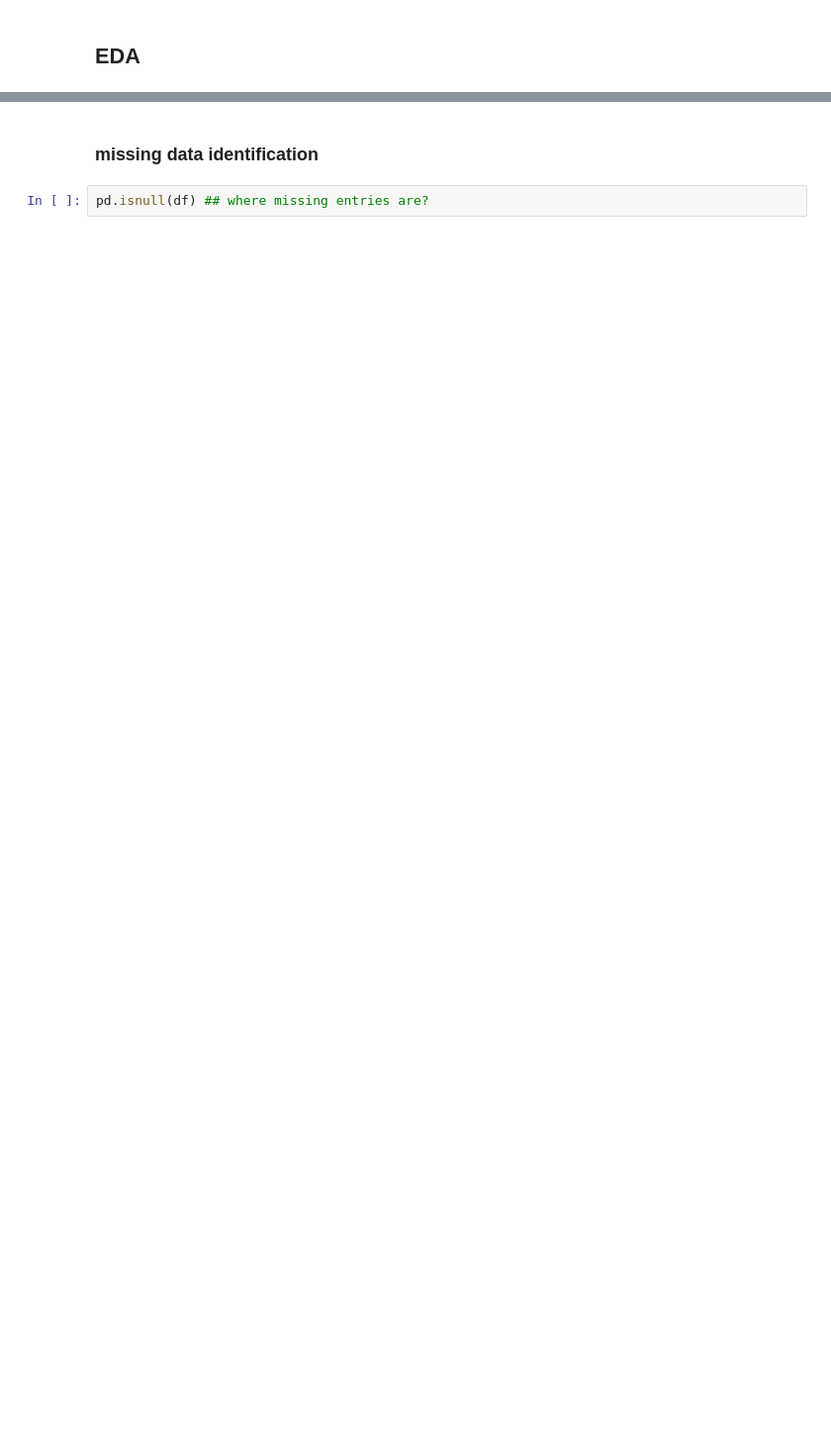
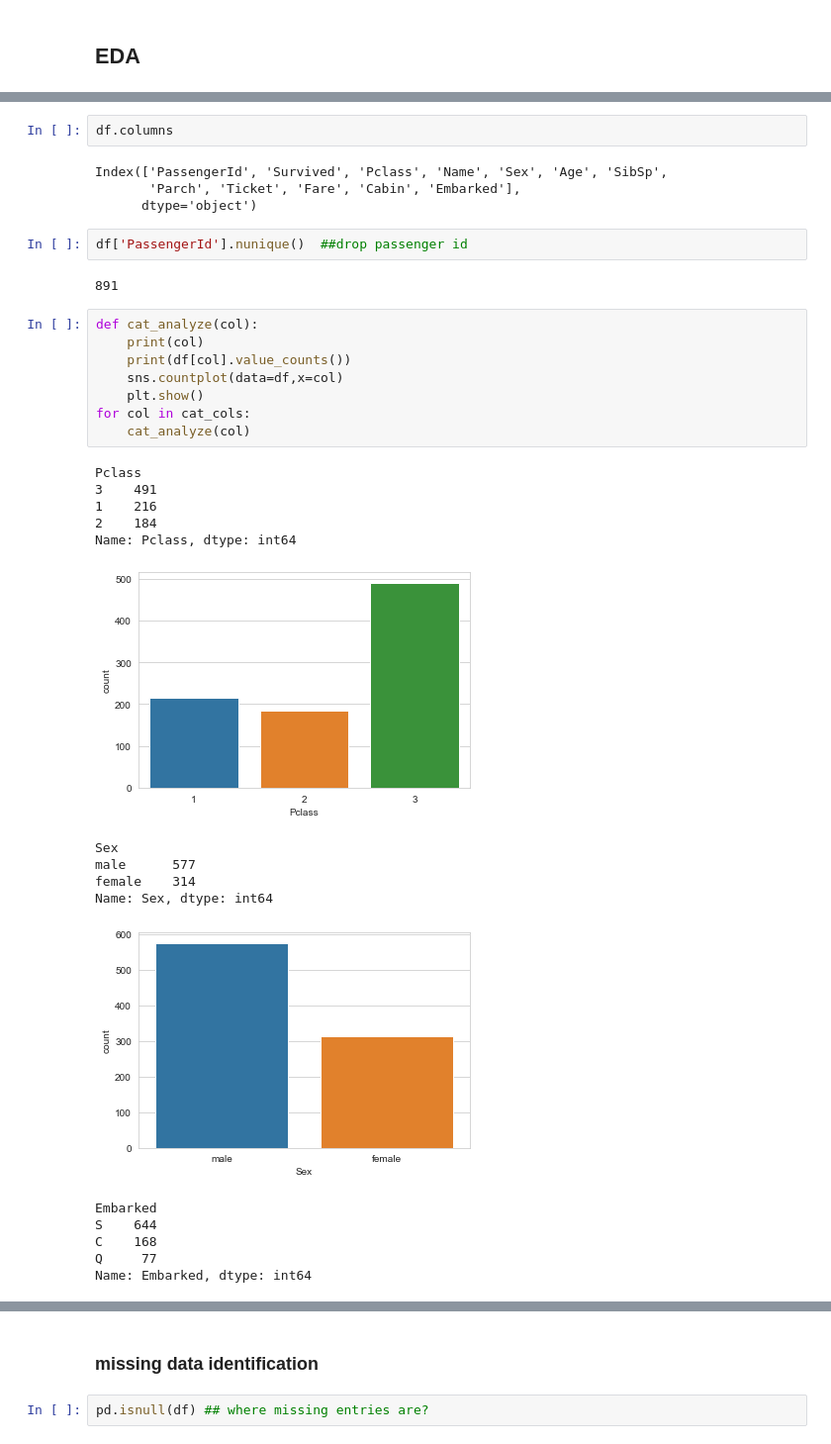
Before and after one commit to Palakkanwar/ML-TRAINING_CS, a Jupyter notebook: day21_logistic_reg.ipynb, the cells around one changed output, grey strips where cells are left out. Shown at 99% size. Saved outputs shown, nothing was run; the diff lists cells and outputs as text; blank space fills up the shorter version.

```diff
--- a/day21_logistic_reg.ipynb
+++ b/day21_logistic_reg.ipynb
@@ -59,0 +65,35 @@ df.describe(include='all')
+# %%
+df.columns
+# %% [output]
+Index(['PassengerId', 'Survived', 'Pclass', 'Name', 'Sex', 'Age', 'SibSp',
+       'Parch', 'Ticket', 'Fare', 'Cabin', 'Embarked'],
+      dtype='object')
+# %%
+df['PassengerId'].nunique()  ##drop passenger id
+# %% [output]
+891
+# %%
+def cat_analyze(col):
+    print(col)
+    print(df[col].value_counts())
+    sns.countplot(data=df,x=col)
+    plt.show()
+for col in cat_cols:
+    cat_analyze(col)
+# %% [output]
+Pclass
+3    491
+1    216
+2    184
+Name: Pclass, dtype: int64
+[figure, added]
+Sex
+male      577
+female    314
+Name: Sex, dtype: int64
+[figure, added]
+Embarked
+S    644
+C    168
+Q     77
+Name: Embarked, dtype: int64
```
Also changed, not shown: parts of 40 cells of this notebook.
